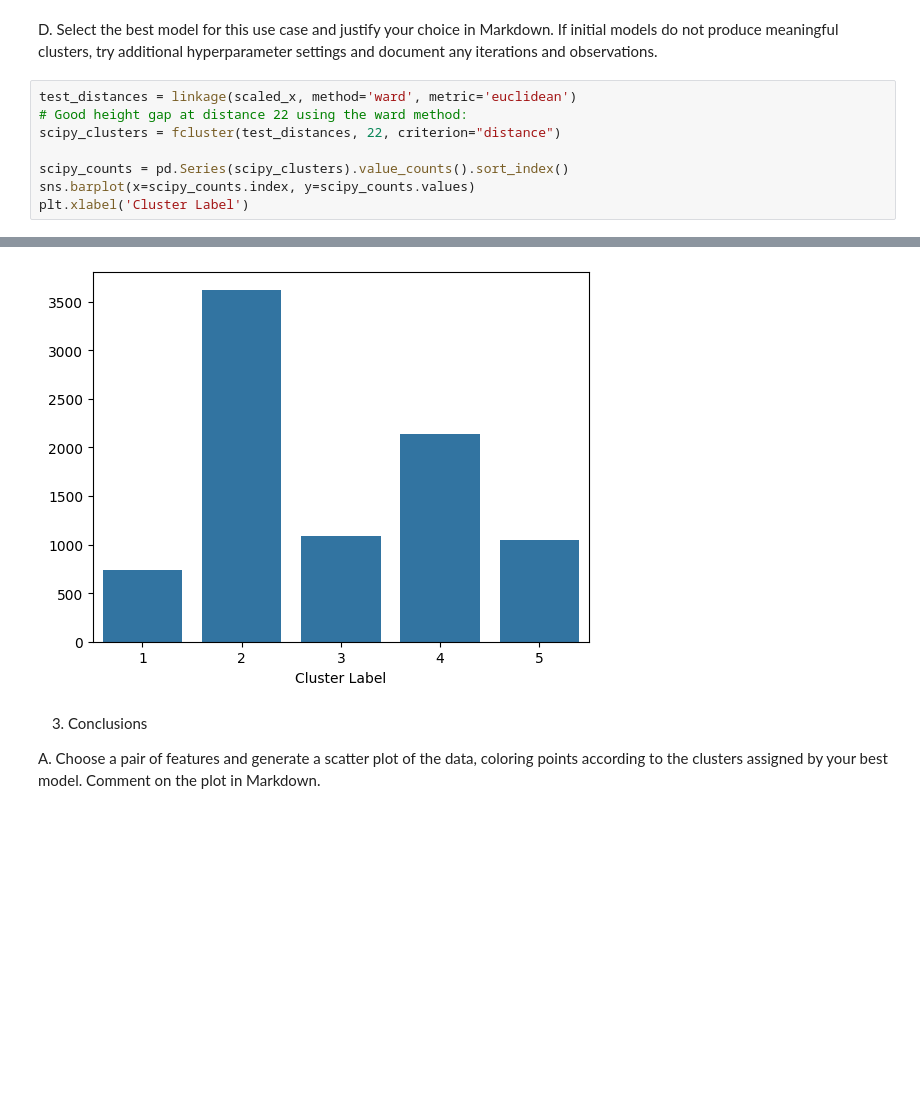
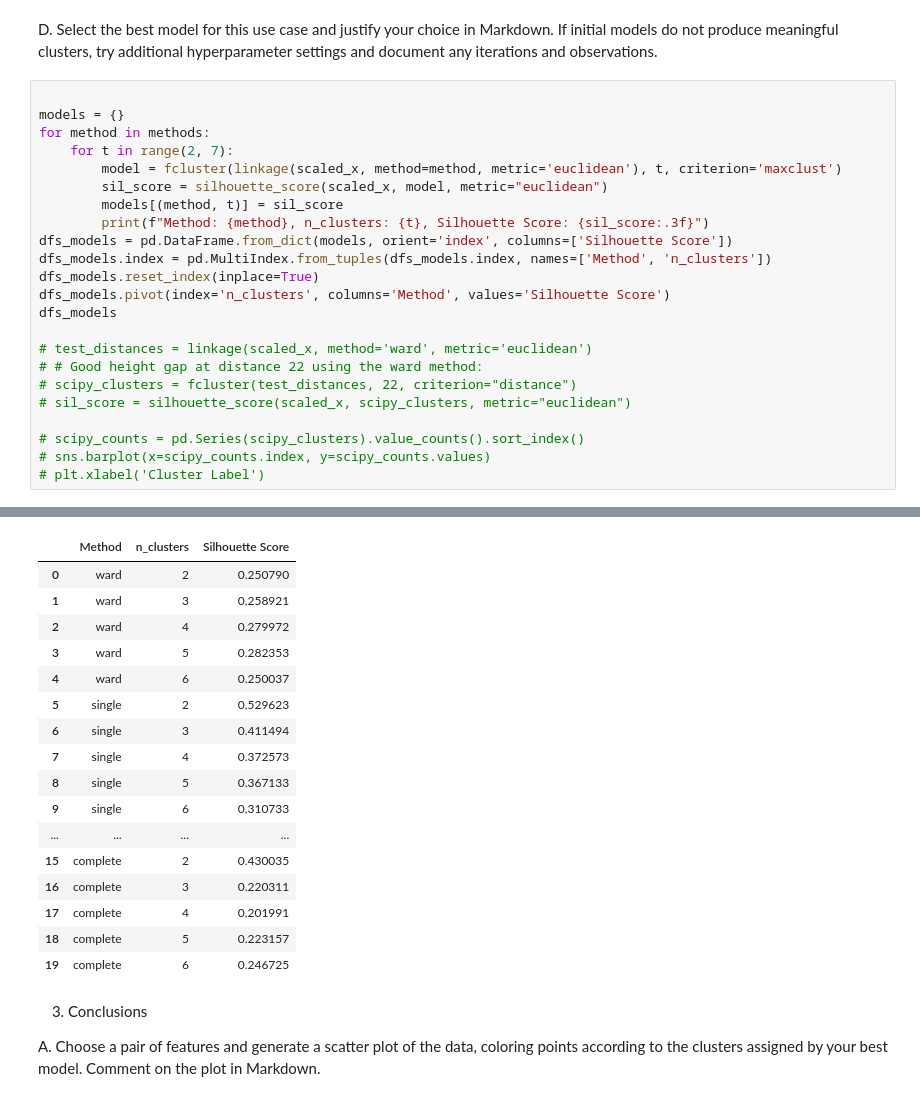
Before and after one commit to Hunteracademic/Unsupervised_assignment_1, a Jupyter notebook: Asg_02.ipynb, the cells around one changed output, grey strips where cells are left out. Saved outputs shown, nothing was run; the diff lists cells and outputs as text; blank space fills up the shorter version.

Commit message:
scipy changes

```diff
--- a/Asg_02.ipynb
+++ b/Asg_02.ipynb
@@ -485,11 +485,26 @@ for method in ['centroid','average','single','complete','ward']:
 # %% [markdown]
 D. Select the best model for this use case and justify your choice in Markdown. If initial models do not produce meaningful clusters, try additional hyperparameter settings and document any iterations and observations.
 # %%
-test_distances = linkage(scaled_x, method='ward', metric='euclidean')
-# Good height gap at distance 22 using the ward method:
-scipy_clusters = fcluster(test_distances, 22, criterion="distance")
 
-scipy_counts = pd.Series(scipy_clusters).value_counts().sort_index()
-sns.barplot(x=scipy_counts.index, y=scipy_counts.values)
-plt.xlabel('Cluster Label')
+models = {}
+for method in methods:
+    for t in range(2, 7):
+        model = fcluster(linkage(scaled_x, method=method, metric='euclidean'), t, criterion='maxclust')
+        sil_score = silhouette_score(scaled_x, model, metric="euclidean")
+        models[(method, t)] = sil_score
+        print(f"Method: {method}, n_clusters: {t}, Silhouette Score: {sil_score:.3f}")
+dfs_models = pd.DataFrame.from_dict(models, orient='index', columns=['Silhouette Score'])
+dfs_models.index = pd.MultiIndex.from_tuples(dfs_models.index, names=['Method', 'n_clusters'])
+dfs_models.reset_index(inplace=True)
+dfs_models.pivot(index='n_clusters', columns='Method', values='Silhouette Score')
+dfs_models
+
+# test_distances = linkage(scaled_x, method='ward', metric='euclidean')
+# # Good height gap at distance 22 using the ward method:
+# scipy_clusters = fcluster(test_distances, 22, criterion="distance")
+# sil_score = silhouette_score(scaled_x, scipy_clusters, metric="euclidean")
+
+# scipy_counts = pd.Series(scipy_clusters).value_counts().sort_index()
+# sns.barplot(x=scipy_counts.index, y=scipy_counts.values)
+# plt.xlabel('Cluster Label')
 # %% [output]
@@ -497,4 +531,20 @@ Text(0.5, 0, 'Cluster Label')
-[figure, removed]
+|  | Method | n_clusters | Silhouette Score |
+| 0 | ward | 2 | 0.250790 |
+| 1 | ward | 3 | 0.258921 |
+| 2 | ward | 4 | 0.279972 |
+| 3 | ward | 5 | 0.282353 |
+| 4 | ward | 6 | 0.250037 |
+| 5 | single | 2 | 0.529623 |
+| 6 | single | 3 | 0.411494 |
+| 7 | single | 4 | 0.372573 |
+| 8 | single | 5 | 0.367133 |
+| 9 | single | 6 | 0.310733 |
+| ... | ... | ... | ... |
+| 15 | complete | 2 | 0.430035 |
+| 16 | complete | 3 | 0.220311 |
+| 17 | complete | 4 | 0.201991 |
+| 18 | complete | 5 | 0.223157 |
+| 19 | complete | 6 | 0.246725 |
 # %% [markdown]
 3. Conclusions
 
```
Also changed, not shown: parts of 4 cells of this notebook.
